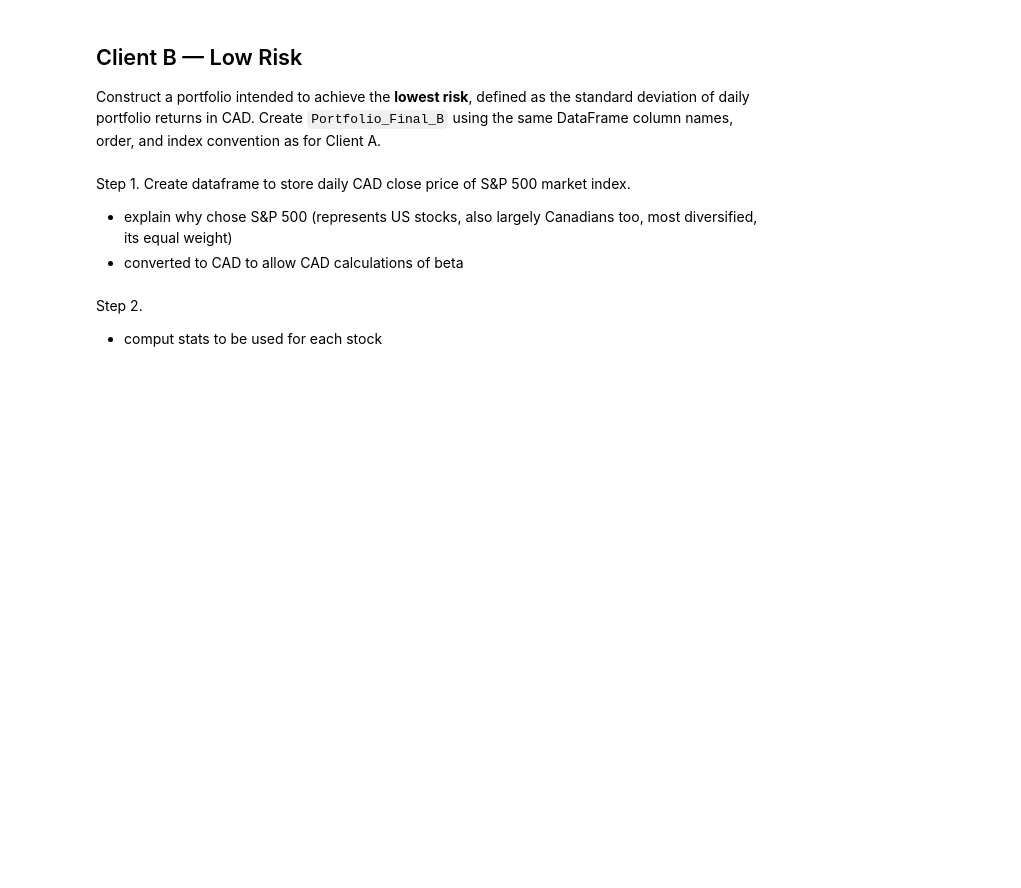
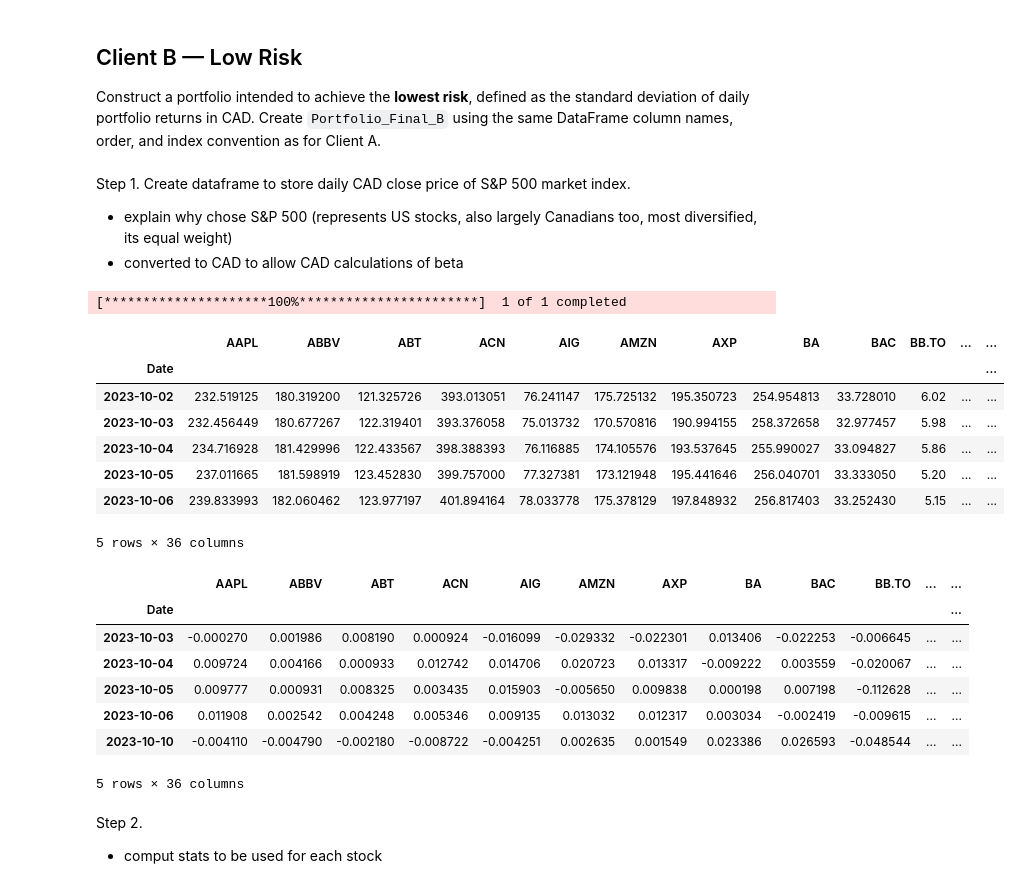
Before and after one commit to Moonlqht/Stock-Portfolio-Generator, a Jupyter notebook: nov24.ipynb, the cells around one changed output. Saved outputs shown, nothing was run; the diff lists cells and outputs as text; code cells hidden in the pictures; blank space fills up the shorter version.

```diff
--- a/nov24.ipynb
+++ b/nov24.ipynb
@@ -312,6 +312,7 @@ history = yf.download(
     start=period_start,
     end=period_end,
     threads=False,
+    auto_adjust=True
 )
 
 # download close, volume and foreign exchange info
@@ -381,22 +384,40 @@ Step 1. Create dataframe to store daily CAD close price of S&P 500 market index.
 - explain why chose S&P 500 (represents US stocks, also largely Canadians too, most diversified, its equal weight)
 - converted to CAD to allow CAD calculations of beta
 # %%
-market_history = yf.download("^GSPC", start=period_start, end=period_end, threads=False)["Close"]
+market_history = yf.download("^GSPC", start=period_start, end=period_end, threads=False, auto_adjust=True)["Close"]
 
 market_cad = (market_history["^GSPC"] * cad_per_usd).to_frame("Market")
 
 # drop days where mismatch in market exchange and S&P500 availability
 market_cad = market_cad.dropna()
 
 # Merge SP500 and valid tickers dataframes, dropping any dates with mismatch in markets
 aligned_prices = pd.concat([cad_prices[eligible_tickers], market_cad], axis=1, join="inner").dropna()
 # Calculate returns, dropping days (list first day) with no valid calculation
 aligned_returns = aligned_prices.pct_change().iloc[1:].dropna()
 
 # Aligned_prices is used for closing price data for all subsequent calculations
 display(aligned_prices.head())
 # Aligned_returns is used for daily return data for all subsequent calculations
 display(aligned_returns.head())
+# %% [output]
+[*********************100%***********************]  1 of 1 completed
+|  | AAPL | ABBV | ABT | ACN | AIG | AMZN | AXP | BA | BAC | BB.TO | ... | ... |
+| Date |  |  |  |  |  |  |  |  |  |  |  | ... |
+| 2023-10-02 | 232.519125 | 180.319200 | 121.325726 | 393.013051 | 76.241147 | 175.725132 | 195.350723 | 254.954813 | 33.728010 | 6.02 | ... | ... |
+| 2023-10-03 | 232.456449 | 180.677267 | 122.319401 | 393.376058 | 75.013732 | 170.570816 | 190.994155 | 258.372658 | 32.977457 | 5.98 | ... | ... |
+| 2023-10-04 | 234.716928 | 181.429996 | 122.433567 | 398.388393 | 76.116885 | 174.105576 | 193.537645 | 255.990027 | 33.094827 | 5.86 | ... | ... |
+| 2023-10-05 | 237.011665 | 181.598919 | 123.452830 | 399.757000 | 77.327381 | 173.121948 | 195.441646 | 256.040701 | 33.333050 | 5.20 | ... | ... |
+| 2023-10-06 | 239.833993 | 182.060462 | 123.977197 | 401.894164 | 78.033778 | 175.378129 | 197.848932 | 256.817403 | 33.252430 | 5.15 | ... | ... |
+5 rows × 36 columns
+|  | AAPL | ABBV | ABT | ACN | AIG | AMZN | AXP | BA | BAC | BB.TO | ... | ... |
+| Date |  |  |  |  |  |  |  |  |  |  |  | ... |
+| 2023-10-03 | -0.000270 | 0.001986 | 0.008190 | 0.000924 | -0.016099 | -0.029332 | -0.022301 | 0.013406 | -0.022253 | -0.006645 | ... | ... |
+| 2023-10-04 | 0.009724 | 0.004166 | 0.000933 | 0.012742 | 0.014706 | 0.020723 | 0.013317 | -0.009222 | 0.003559 | -0.020067 | ... | ... |
+| 2023-10-05 | 0.009777 | 0.000931 | 0.008325 | 0.003435 | 0.015903 | -0.005650 | 0.009838 | 0.000198 | 0.007198 | -0.112628 | ... | ... |
+| 2023-10-06 | 0.011908 | 0.002542 | 0.004248 | 0.005346 | 0.009135 | 0.013032 | 0.012317 | 0.003034 | -0.002419 | -0.009615 | ... | ... |
+| 2023-10-10 | -0.004110 | -0.004790 | -0.002180 | -0.008722 | -0.004251 | 0.002635 | 0.001549 | 0.023386 | 0.026593 | -0.048544 | ... | ... |
+5 rows × 36 columns
 # %% [markdown]
 Step 2.
 - comput stats to be used for each stock
```
Also changed, not shown: parts of 3 cells of this notebook.
